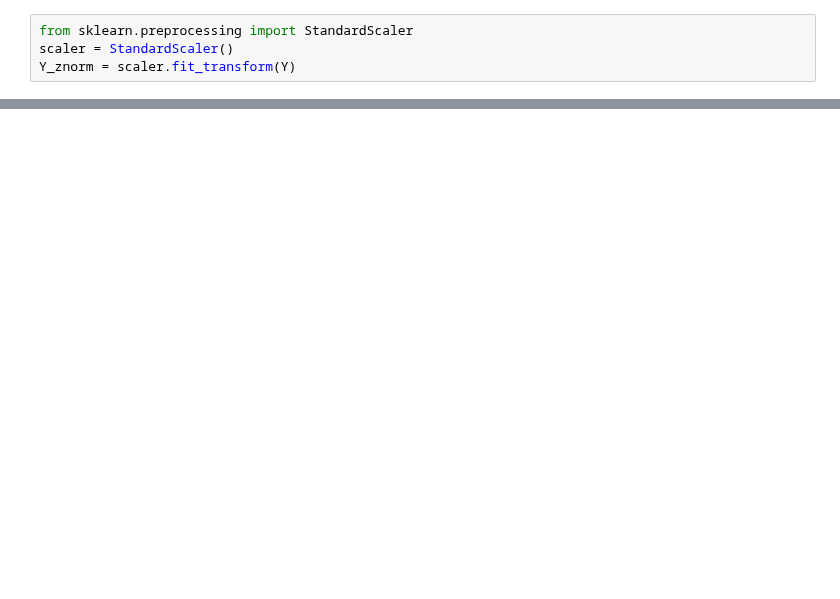
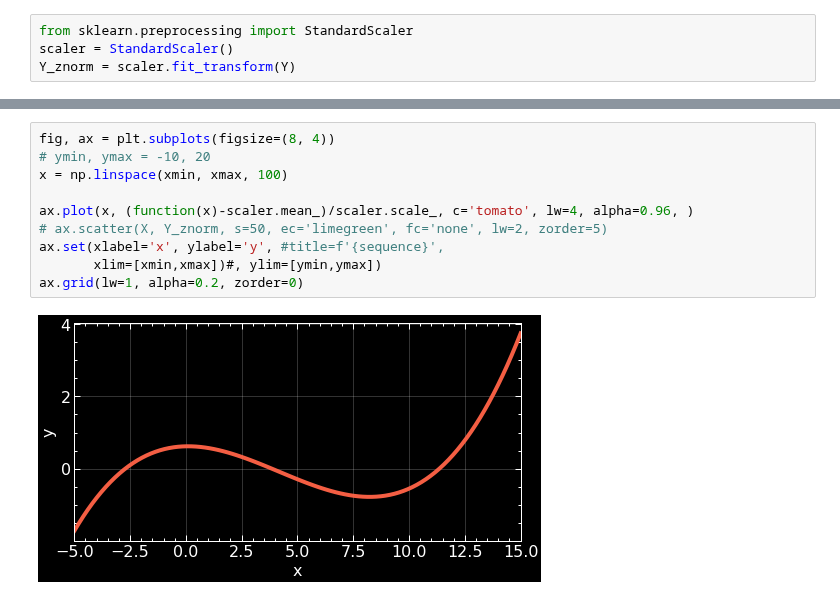
Before and after one commit to jsdiazpo/Bayesian-Digressions, a Jupyter notebook: Gaussian-Processes.ipynb, the cells around one changed output, grey strips where cells are left out. Drawn from its saved outputs; the diff is of its cells as text; blank space fills up the shorter version.

```diff
--- a/Gaussian-Processes.ipynb
+++ b/Gaussian-Processes.ipynb
@@ -94,0 +113,12 @@ y_pred, sigma = gp.predict(x, return_std=True)
+# %%
+fig, ax = plt.subplots(figsize=(8, 4))
+# ymin, ymax = -10, 20
+x = np.linspace(xmin, xmax, 100)
+
+ax.plot(x, (function(x)-scaler.mean_)/scaler.scale_, c='tomato', lw=4, alpha=0.96, )
+# ax.scatter(X, Y_znorm, s=50, ec='limegreen', fc='none', lw=2, zorder=5)
+ax.set(xlabel='x', ylabel='y', #title=f'{sequence}',
+       xlim=[xmin,xmax])#, ylim=[ymin,ymax])
+ax.grid(lw=1, alpha=0.2, zorder=0)
+# %% [output]
+[figure, added]
```
Also changed, not shown: parts of 8 cells of this notebook.
